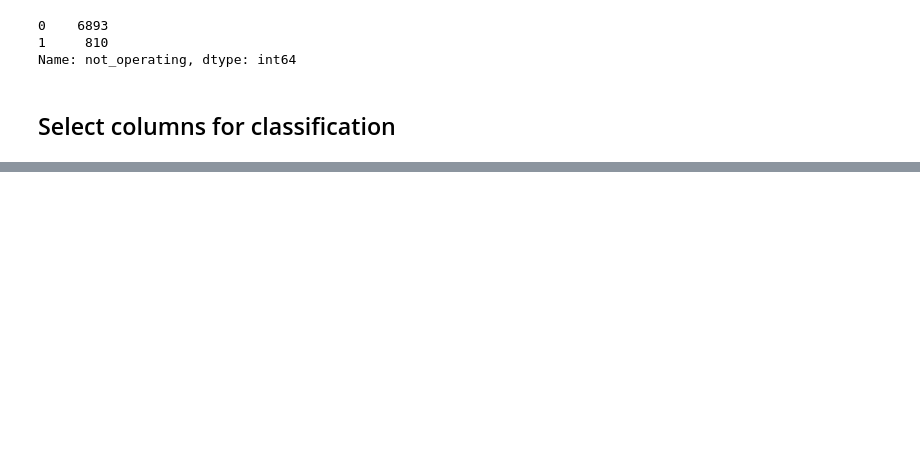
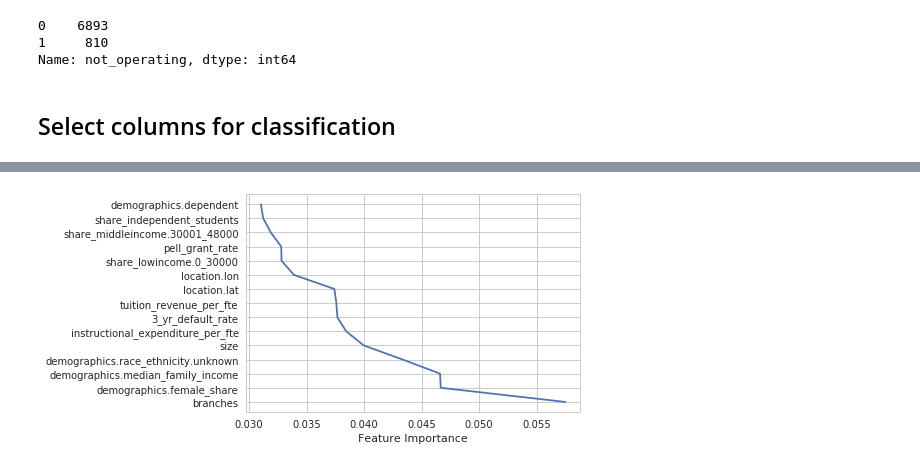
Before and after one commit to aawiegel/CollegeClassification, a Jupyter notebook: Classification.ipynb, the cells around one changed output, grey strips where cells are left out. Saved outputs shown, nothing was run; the diff lists cells and outputs as text; code cells hidden in the pictures; blank space fills up the shorter version.

```diff
--- a/Classification.ipynb
+++ b/Classification.ipynb
@@ -443,0 +578,3 @@ y_train.sum()/len(y_train)
+# %%
+rf_feat_imp = sorted(list(zip(X.columns, fit_models_noITT['RandomForest'].feature_importances_)), key = lambda x: x[1], reverse=True)
+rf_feat_imp
@@ -443,0 +604,3 @@ y_train.sum()/len(y_train)
+# %%
+rf_feat_imp_names = [x[0] for x in rf_feat_imp if x[1] > 0.03]
+rf_feat_imp_values = [x[1] for x in rf_feat_imp if x[1] > 0.03]
@@ -443,0 +618,11 @@ y_train.sum()/len(y_train)
+# %%
+sns.set_style('whitegrid')
+fig, ax = plt.subplots(1)
+
+ax.plot(rf_feat_imp_values, range(len(rf_feat_imp_names)))
+plt.yticks(range(len(rf_feat_imp_names)), rf_feat_imp_names)
+ax.set_xlabel("Feature Importance")
+
+fig.savefig('featimp_rf.png', fmt='png', dpi=600, bbox_inches='tight')
+# %% [output]
+[figure, added]
```
Also changed, not shown: parts of 41 cells of this notebook.
